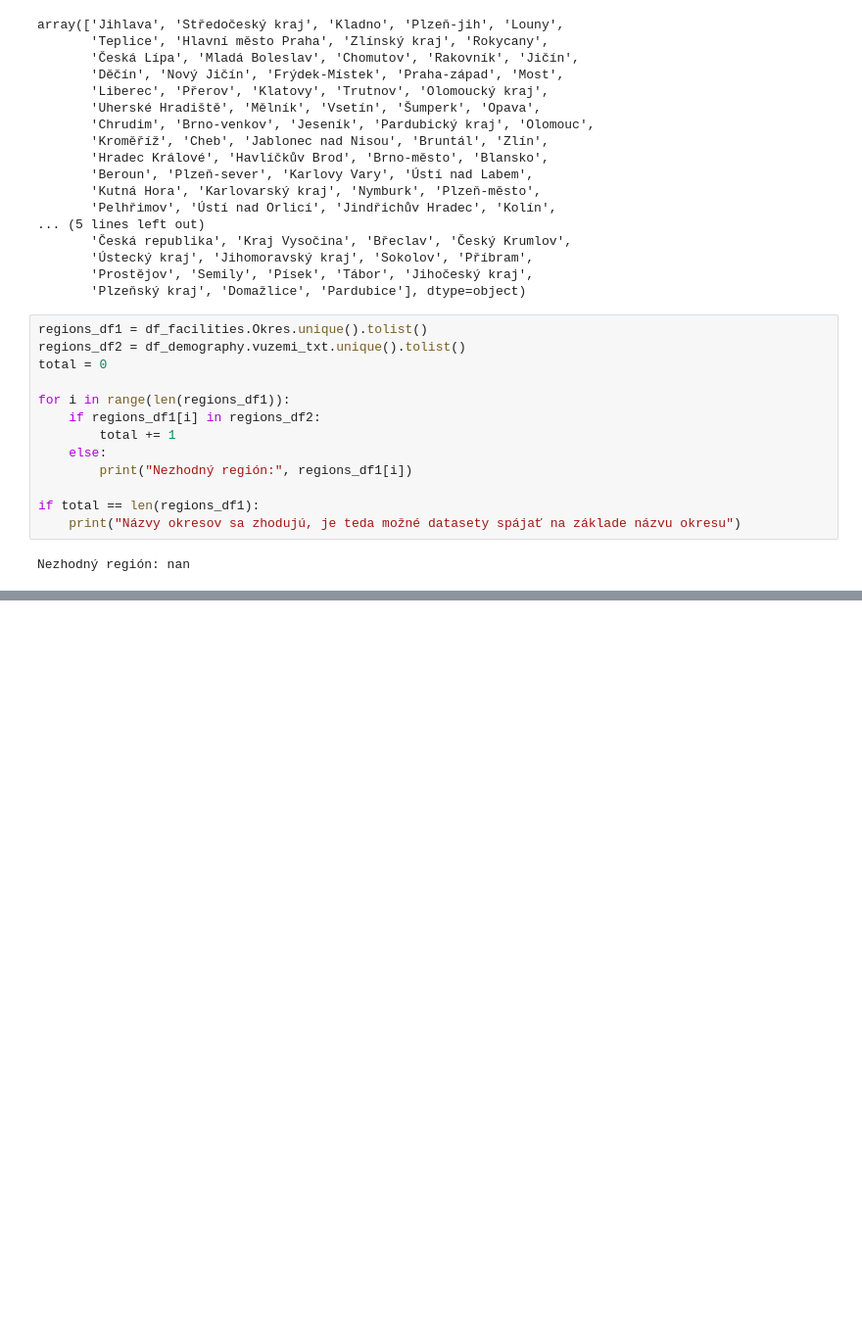
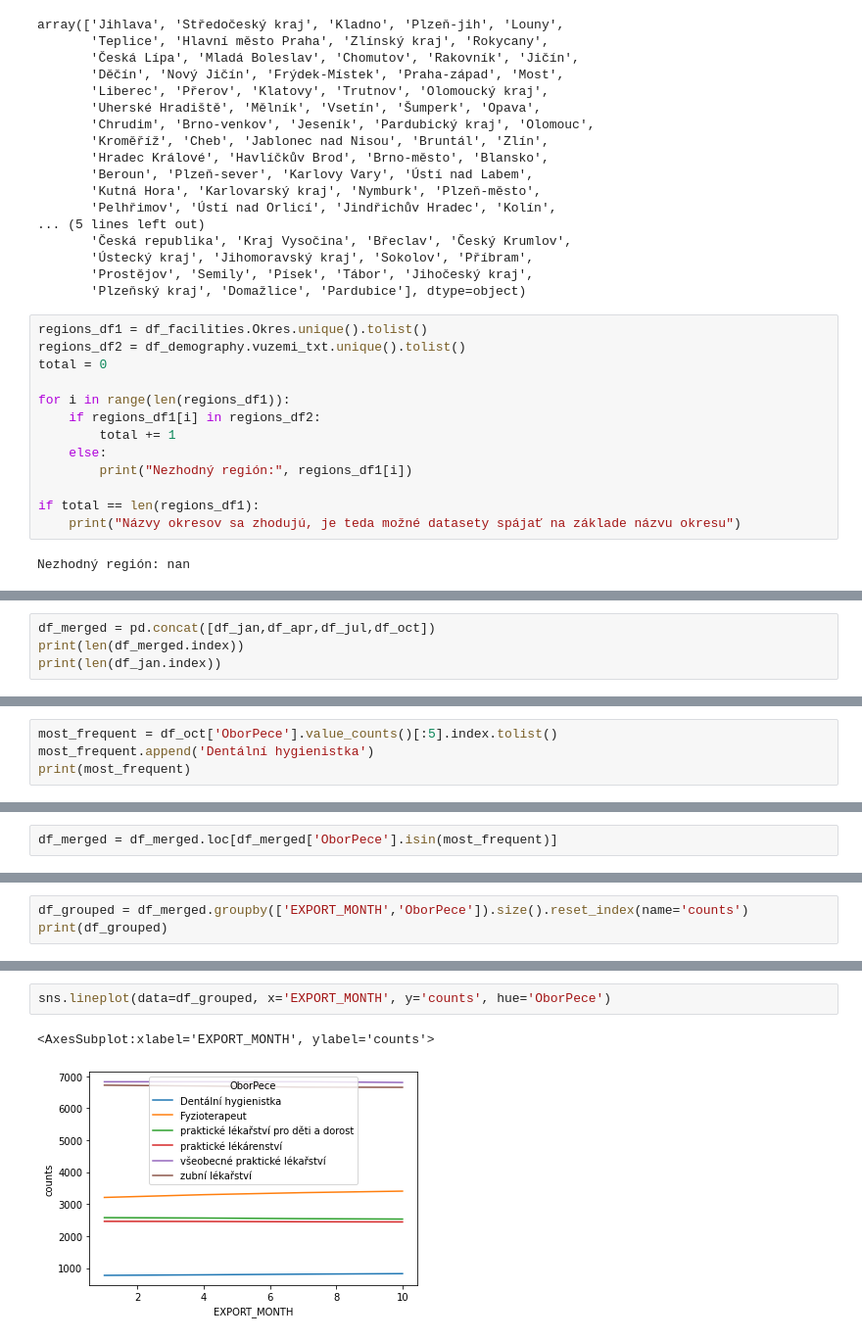
Before and after one commit to adaryb123/UPAproject, a Jupyter notebook: Data_analysis.ipynb, the cells around one changed output, grey strips where cells are left out. Shown at 98% size. Saved outputs shown, nothing was run; the diff lists cells and outputs as text; blank space fills up the shorter version.

```diff
--- a/Data_analysis.ipynb
+++ b/Data_analysis.ipynb
@@ -468,0 +514,4 @@ Nezhodný región: nan
+# %%
+df_merged = pd.concat([df_jan,df_apr,df_jul,df_oct])
+print(len(df_merged.index))
+print(len(df_jan.index))
@@ -468,0 +521,4 @@ Nezhodný región: nan
+# %%
+most_frequent = df_oct['OborPece'].value_counts()[:5].index.tolist()
+most_frequent.append('Dentální hygienistka')
+print(most_frequent)
@@ -468,0 +527,2 @@ Nezhodný región: nan
+# %%
+df_merged = df_merged.loc[df_merged['OborPece'].isin(most_frequent)]
@@ -468,0 +531,3 @@ Nezhodný región: nan
+# %%
+df_grouped = df_merged.groupby(['EXPORT_MONTH','OborPece']).size().reset_index(name='counts')
+print(df_grouped)
@@ -468,0 +552,5 @@ Nezhodný región: nan
+# %%
+sns.lineplot(data=df_grouped, x='EXPORT_MONTH', y='counts', hue='OborPece')
+# %% [output]
+<AxesSubplot:xlabel='EXPORT_MONTH', ylabel='counts'>
+[figure, added]
```
Also changed, not shown: parts of 17 cells of this notebook, 6 other files.
